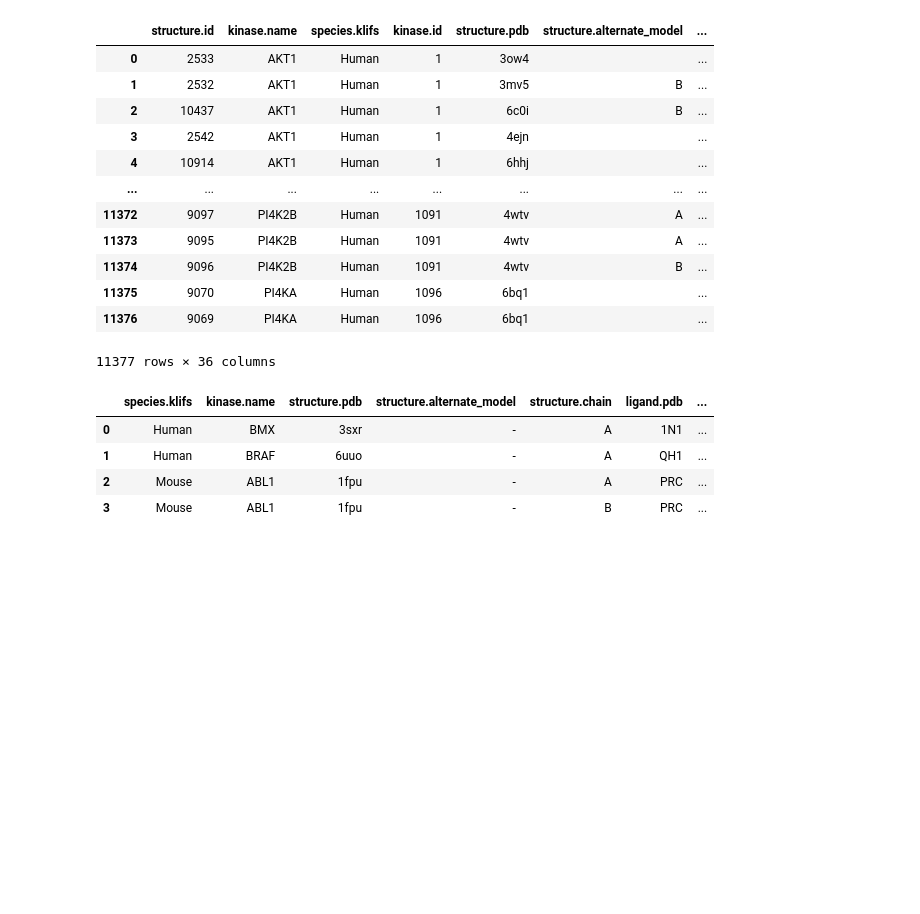
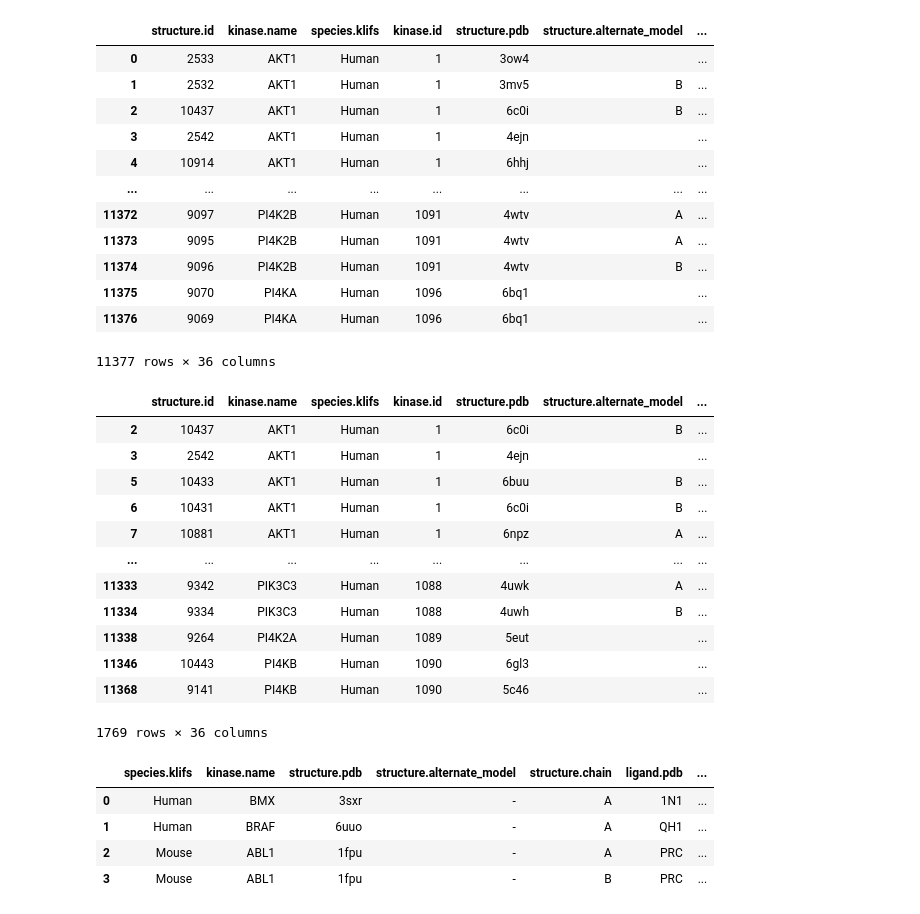
Before and after one commit to volkamerlab/opencadd, a Jupyter notebook: docs/tutorials/databases_klifs_new_api.ipynb, the cells around one changed output. Saved outputs shown, nothing was run; the diff lists cells and outputs as text; code cells hidden in the pictures; blank space fills up the shorter version.

```diff
--- a/docs/tutorials/databases_klifs_new_api.ipynb
+++ b/docs/tutorials/databases_klifs_new_api.ipynb
@@ -382,6 +392,24 @@ remote.structures.all_structures()
 | 11375 | 9070 | PI4KA | Human | 1096 | 6bq1 |  | ... |
 | 11376 | 9069 | PI4KA | Human | 1096 | 6bq1 |  | ... |
 11377 rows × 36 columns
+# %%
+all_structures = remote.structures.all_structures()
+# %%
+all_structures[all_structures["ligand.pdb"] == 0]
+# %% [output]
+|  | structure.id | kinase.name | species.klifs | kinase.id | structure.pdb | structure.alternate_model | ... |
+| 2 | 10437 | AKT1 | Human | 1 | 6c0i | B | ... |
+| 3 | 2542 | AKT1 | Human | 1 | 4ejn |  | ... |
+| 5 | 10433 | AKT1 | Human | 1 | 6buu | B | ... |
+| 6 | 10431 | AKT1 | Human | 1 | 6c0i | B | ... |
+| 7 | 10881 | AKT1 | Human | 1 | 6npz | A | ... |
+| ... | ... | ... | ... | ... | ... | ... | ... |
+| 11333 | 9342 | PIK3C3 | Human | 1088 | 4uwk | A | ... |
+| 11334 | 9334 | PIK3C3 | Human | 1088 | 4uwh | B | ... |
+| 11338 | 9264 | PI4K2A | Human | 1089 | 5eut |  | ... |
+| 11346 | 10443 | PI4KB | Human | 1090 | 6gl3 |  | ... |
+| 11368 | 9141 | PI4KB | Human | 1090 | 5c46 |  | ... |
+1769 rows × 36 columns
 # %%
 local.structures.all_structures()
 # %% [output]
```
Also changed, not shown: parts of 40 cells of this notebook.
